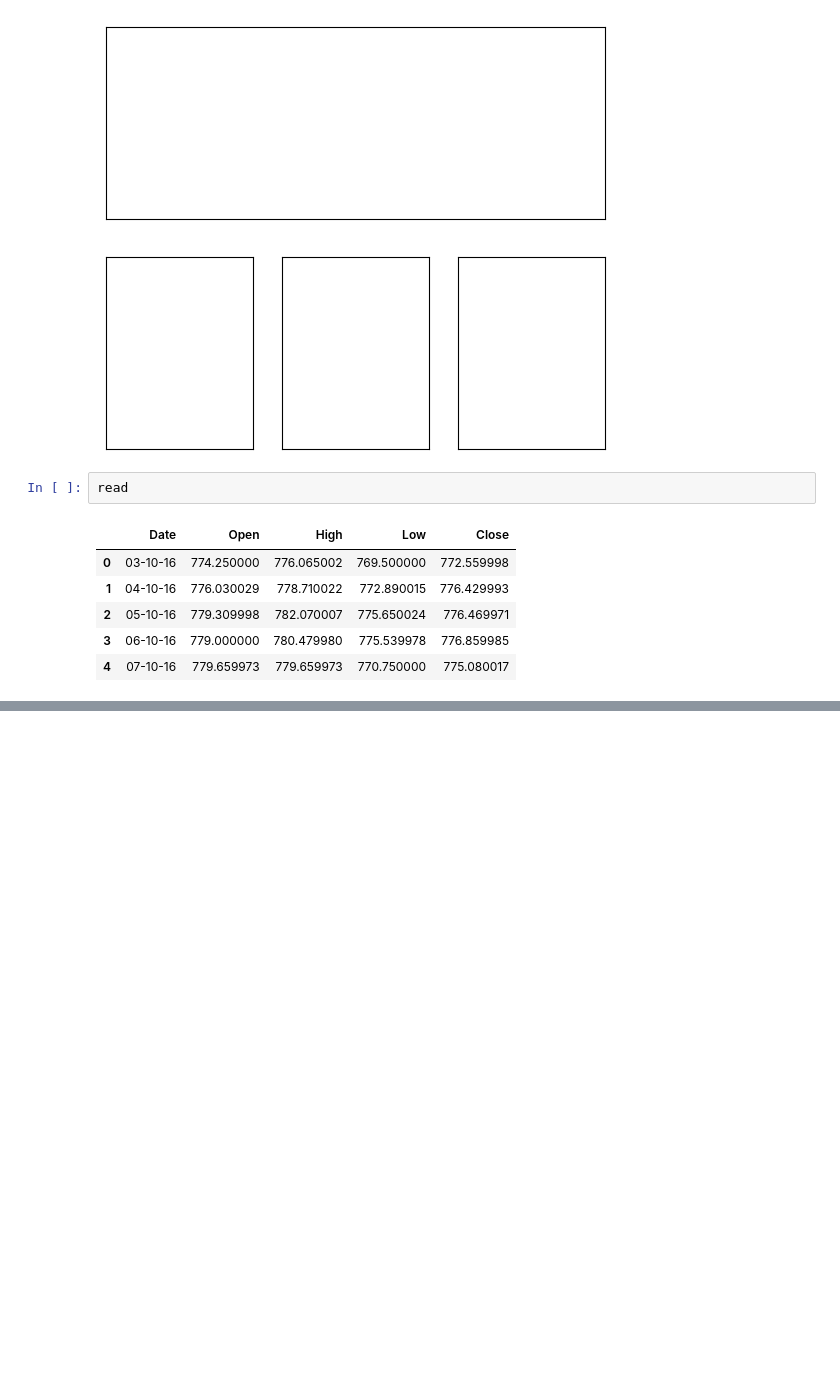
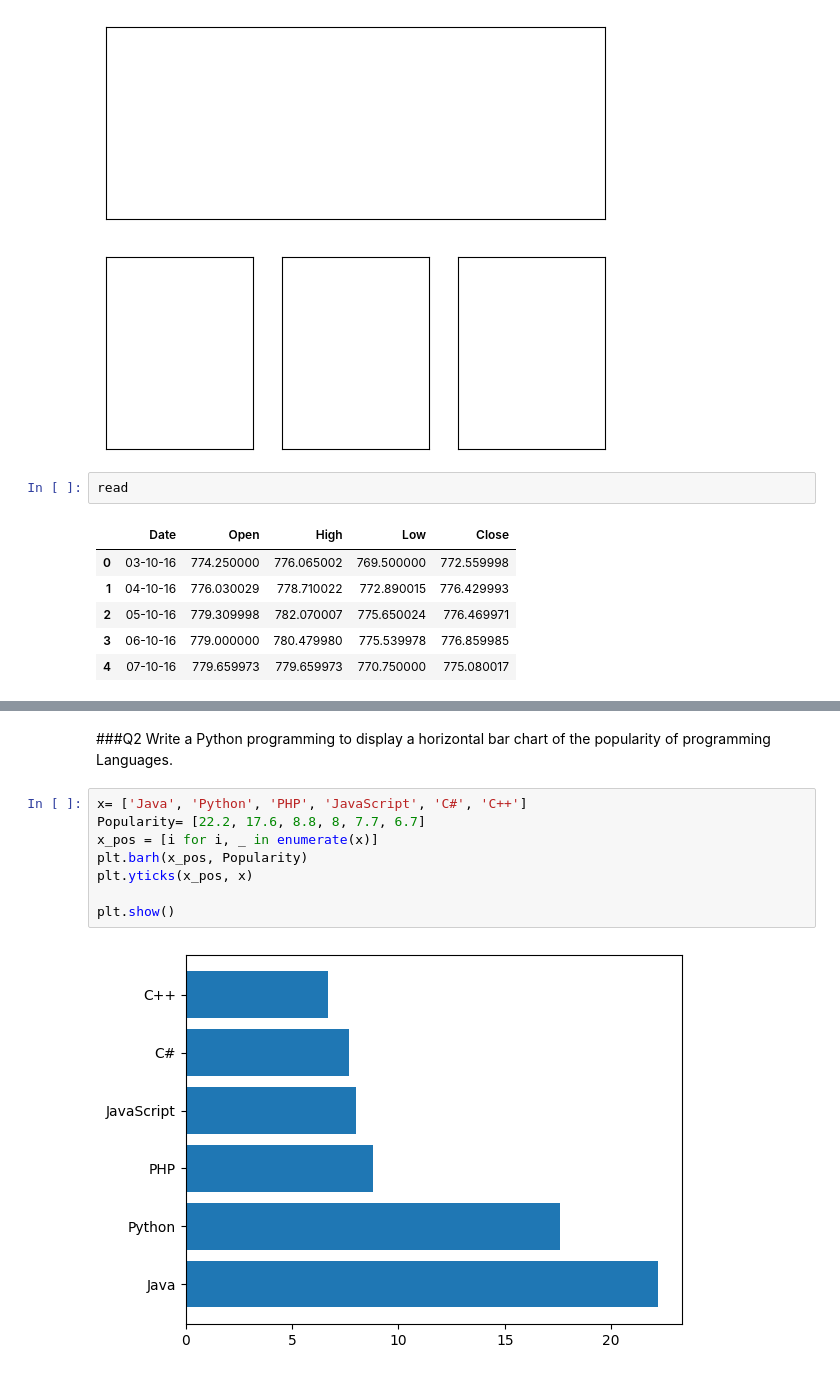
Before and after one commit to Harsh020802/Data_Analysis, a Jupyter notebook: Question.ipynb, the cells around one changed output, grey strips where cells are left out. Saved outputs shown, nothing was run; the diff lists cells and outputs as text; blank space fills up the shorter version.

```diff
--- a/Question.ipynb
+++ b/Question.ipynb
@@ -238,0 +249,13 @@ read
+# %% [markdown]
+###Q2 Write a Python programming to display a horizontal bar chart of the popularity of
+programming Languages.
+# %%
+x= ['Java', 'Python', 'PHP', 'JavaScript', 'C#', 'C++']
+Popularity= [22.2, 17.6, 8.8, 8, 7.7, 6.7]
+x_pos = [i for i, _ in enumerate(x)]
+plt.barh(x_pos, Popularity)
+plt.yticks(x_pos, x)
+
+plt.show()
+# %% [output]
+[figure, added]
```
Also changed, not shown: parts of 8 cells of this notebook.
